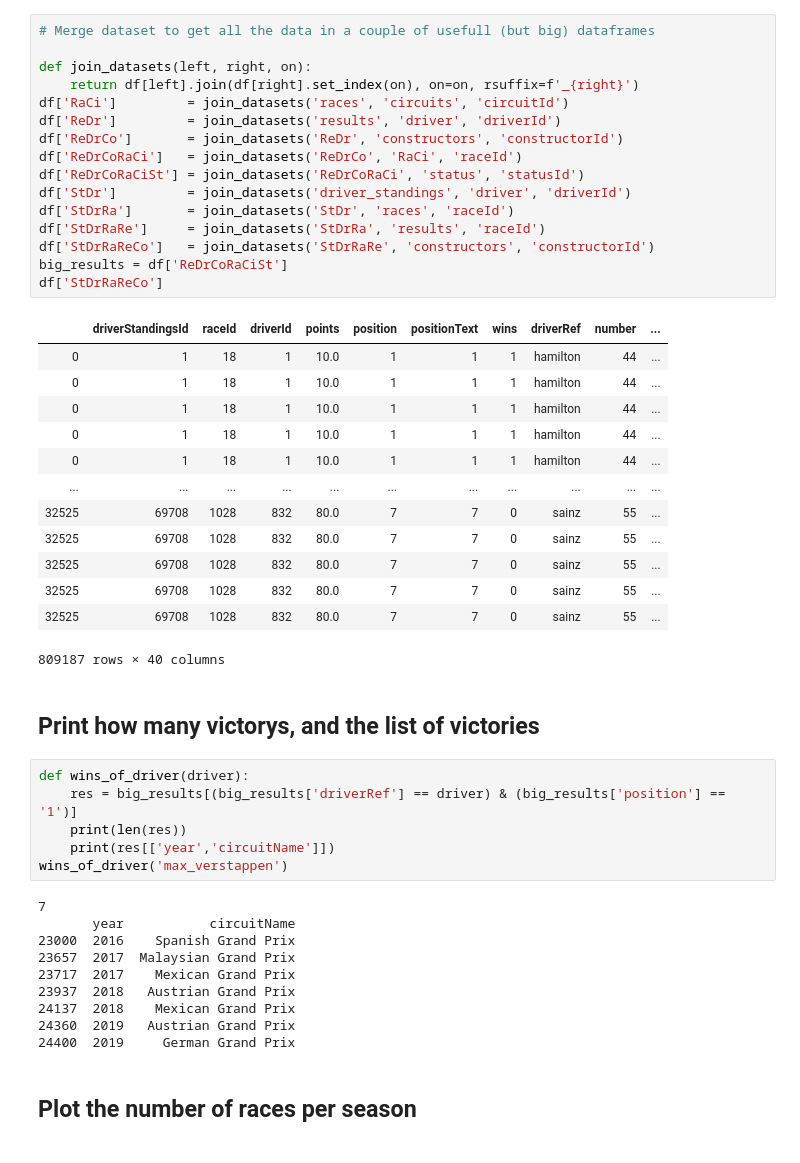
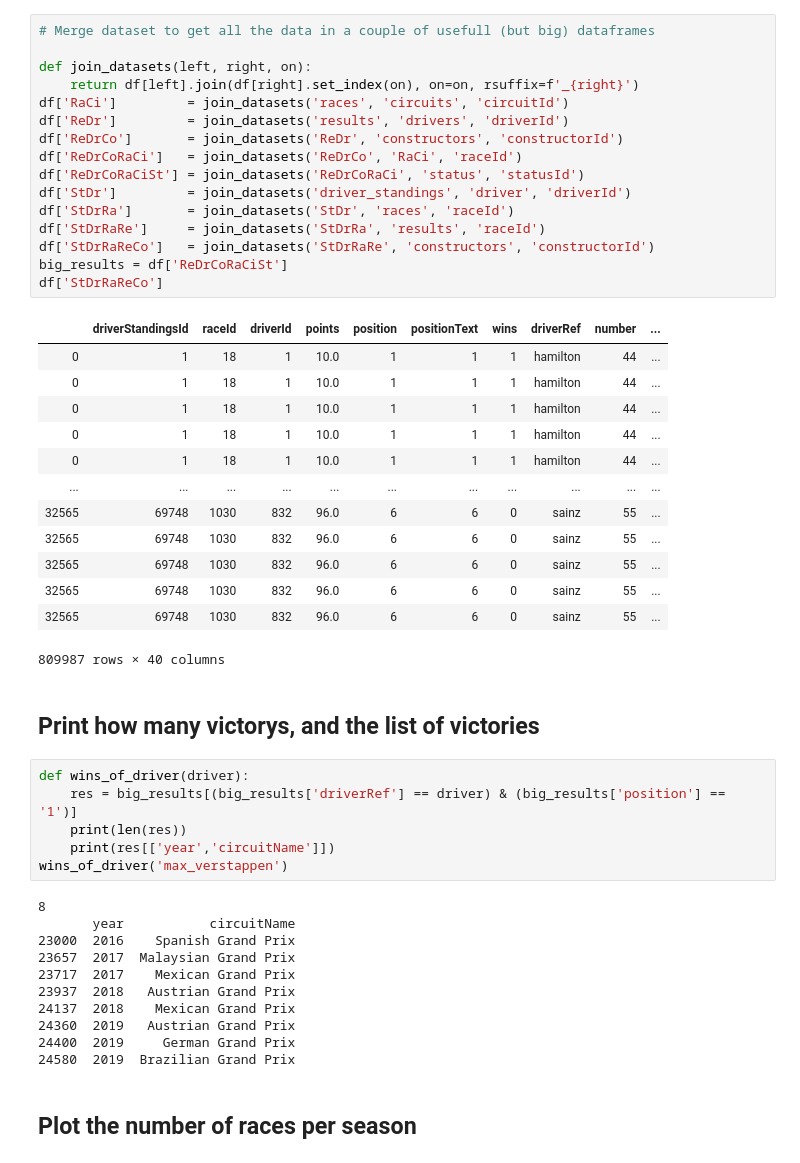
Before and after one commit to FreekKalter/f1_data_analysis, a Jupyter notebook: F1.ipynb, the cells around one changed output. Saved outputs shown, nothing was run; the diff lists cells and outputs as text.

```diff
--- a/F1.ipynb
+++ b/F1.ipynb
@@ -39,33 +42,33 @@ dict_keys(['constructors', 'races', 'circuits', 'results', 'driver', 'driver_sta
 # %%
 # Merge dataset to get all the data in a couple of usefull (but big) dataframes
 
 def join_datasets(left, right, on):
     return df[left].join(df[right].set_index(on), on=on, rsuffix=f'_{right}')
 df['RaCi']         = join_datasets('races', 'circuits', 'circuitId')
-df['ReDr']         = join_datasets('results', 'driver', 'driverId')
+df['ReDr']         = join_datasets('results', 'drivers', 'driverId')
 df['ReDrCo']       = join_datasets('ReDr', 'constructors', 'constructorId')
 df['ReDrCoRaCi']   = join_datasets('ReDrCo', 'RaCi', 'raceId')
 df['ReDrCoRaCiSt'] = join_datasets('ReDrCoRaCi', 'status', 'statusId')
 df['StDr']         = join_datasets('driver_standings', 'driver', 'driverId')
 df['StDrRa']       = join_datasets('StDr', 'races', 'raceId')
 df['StDrRaRe']     = join_datasets('StDrRa', 'results', 'raceId')
 df['StDrRaReCo']   = join_datasets('StDrRaRe', 'constructors', 'constructorId')
 big_results = df['ReDrCoRaCiSt']
 df['StDrRaReCo']
 # %% [output]
 |  | driverStandingsId | raceId | driverId | points | position | positionText | wins | driverRef | number | ... |
 | 0 | 1 | 18 | 1 | 10.0 | 1 | 1 | 1 | hamilton | 44 | ... |
 | 0 | 1 | 18 | 1 | 10.0 | 1 | 1 | 1 | hamilton | 44 | ... |
 | 0 | 1 | 18 | 1 | 10.0 | 1 | 1 | 1 | hamilton | 44 | ... |
 | 0 | 1 | 18 | 1 | 10.0 | 1 | 1 | 1 | hamilton | 44 | ... |
 | 0 | 1 | 18 | 1 | 10.0 | 1 | 1 | 1 | hamilton | 44 | ... |
 | ... | ... | ... | ... | ... | ... | ... | ... | ... | ... | ... |
-| 32525 | 69708 | 1028 | 832 | 80.0 | 7 | 7 | 0 | sainz | 55 | ... |
-| 32525 | 69708 | 1028 | 832 | 80.0 | 7 | 7 | 0 | sainz | 55 | ... |
-| 32525 | 69708 | 1028 | 832 | 80.0 | 7 | 7 | 0 | sainz | 55 | ... |
-| 32525 | 69708 | 1028 | 832 | 80.0 | 7 | 7 | 0 | sainz | 55 | ... |
-| 32525 | 69708 | 1028 | 832 | 80.0 | 7 | 7 | 0 | sainz | 55 | ... |
+| 32565 | 69748 | 1030 | 832 | 96.0 | 6 | 6 | 0 | sainz | 55 | ... |
+| 32565 | 69748 | 1030 | 832 | 96.0 | 6 | 6 | 0 | sainz | 55 | ... |
+| 32565 | 69748 | 1030 | 832 | 96.0 | 6 | 6 | 0 | sainz | 55 | ... |
+| 32565 | 69748 | 1030 | 832 | 96.0 | 6 | 6 | 0 | sainz | 55 | ... |
+| 32565 | 69748 | 1030 | 832 | 96.0 | 6 | 6 | 0 | sainz | 55 | ... |
-809187 rows × 40 columns
+809987 rows × 40 columns
 # %% [markdown]
 ## Print how many victorys, and the list of victories
 # %%
@@ -75,7 +78,7 @@ def wins_of_driver(driver):
     print(res[['year','circuitName']])
 wins_of_driver('max_verstappen')
 # %% [output]
-7
+8
        year           circuitName
 23000  2016    Spanish Grand Prix
 23657  2017  Malaysian Grand Prix
@@ -84,6 +87,7 @@ wins_of_driver('max_verstappen')
 24137  2018    Mexican Grand Prix
 24360  2019   Austrian Grand Prix
 24400  2019     German Grand Prix
+24580  2019  Brazilian Grand Prix
 # %% [markdown]
 ## Plot the number of races per season
 # %%
```
Also changed, not shown: parts of 12 cells of this notebook, 3 other files.
